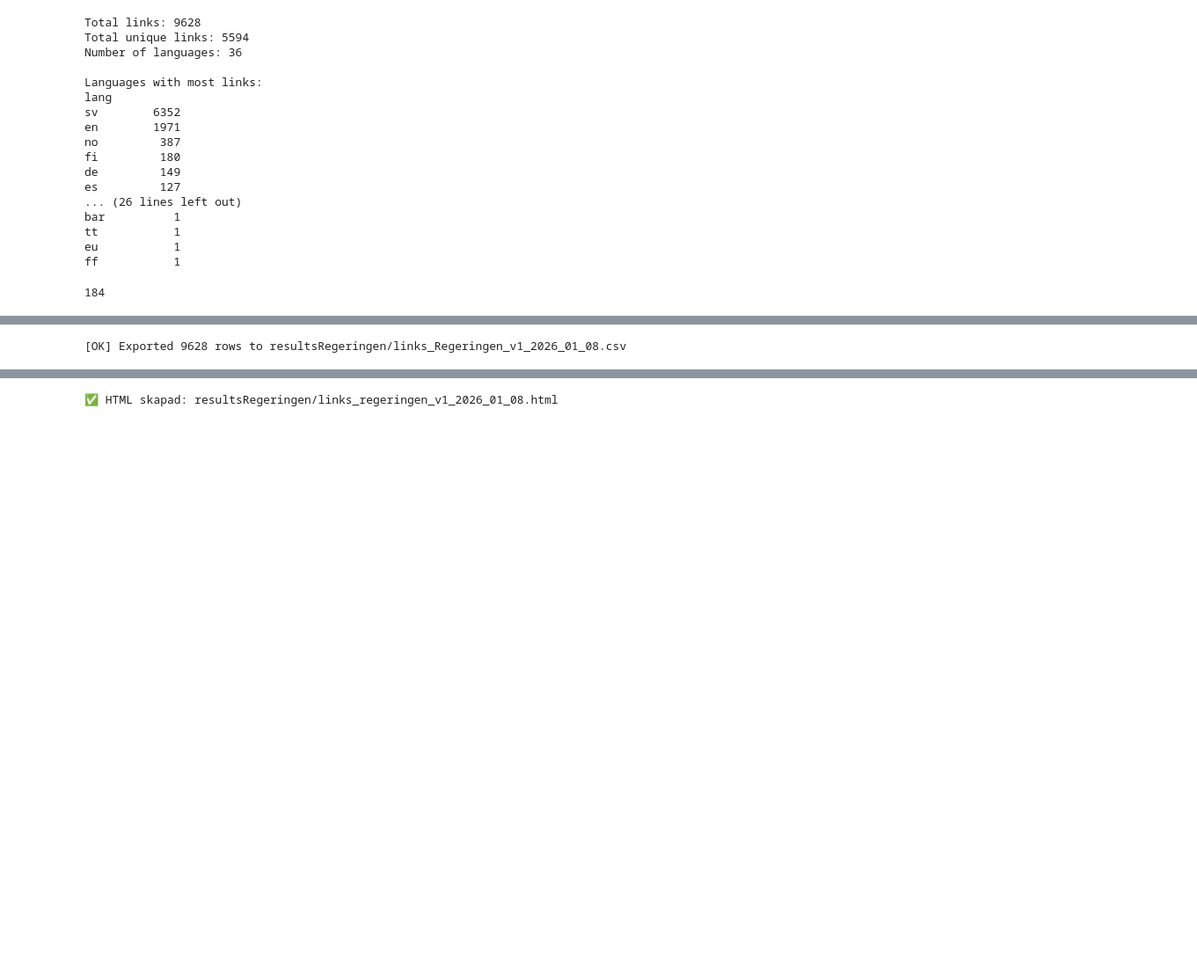
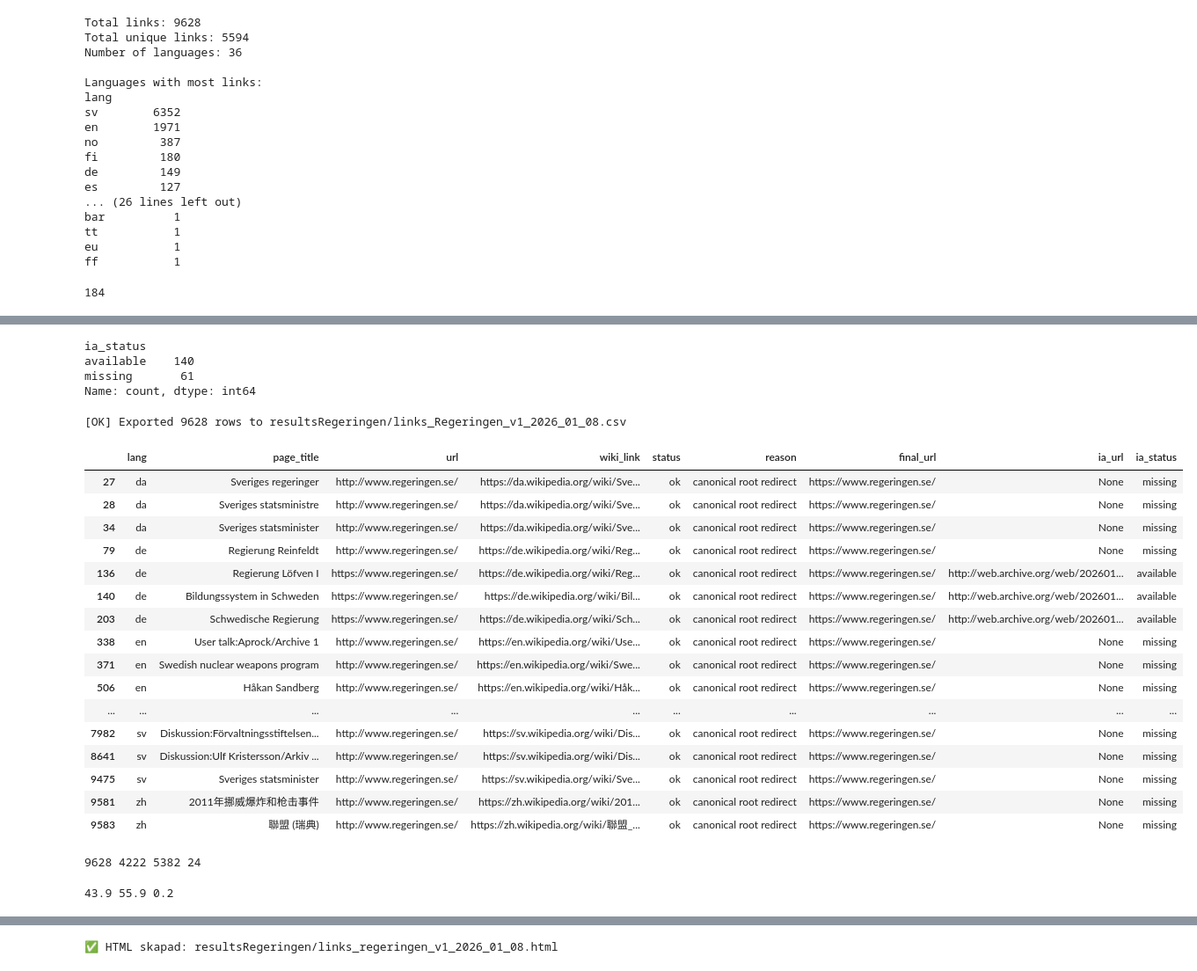
Before and after one commit to salgo60/SCB-Wikidata, a Jupyter notebook: notebook/Regeringskansliet_49.ipynb, the cells around one changed output, grey strips where cells are left out. Shown at 88% size. Cells and saved outputs as stored; diff of their text form; code cells hidden in the pictures; blank space fills up the shorter version.

```diff
--- a/notebook/Regeringskansliet_49.ipynb
+++ b/notebook/Regeringskansliet_49.ipynb
@@ -386,17 +421,22 @@ def check_regeringen_url(url, timeout=15):
 # %%
 from tqdm import tqdm
+import time
 results = []
 checked = set()
-
+urls = df_regeringen["url"].dropna().astype(str).unique()
 for url in tqdm(
-    df_regeringen["url"],
-    total=len(df_regeringen),
+    urls,
+    total=len(urls),
     desc="Checking regeringen.se links",
     unit="link",
 ):
+    #print("url:", url)
     if url in checked:
         continue
     result = check_regeringen_url(url)
+    ia_url = check_internet_archive(url)
+    result["ia_url"] = ia_url
+    result["ia_status"] = "available" if ia_url else "missing"
     results.append(result)
     checked.add(url)
     time.sleep(0.3)
@@ -408,0 +546,11 @@ df_regeringen.info()
+# %%
+#df_results = pd.DataFrame(results)
+df_results = (
+    pd.DataFrame(results)
+    .drop_duplicates(subset="url", keep="last")
+)
+df_regeringen = df_regeringen.merge(
+    df_results,
+    on="url",
+    how="left",
+)
@@ -409,3 +644,11 @@ df_regeringen.info()
+# %%
+
+df_regeringen["ia_status"].value_counts()
+# %% [output]
+ia_status
+available    140
+missing       61
+Name: count, dtype: int64
 # %%
 from datetime import date
 import os
@@ -425,3 +668,29 @@ df_regeringen.to_csv(outfile, index=False, encoding="utf-8")
 print(f"[OK] Exported {len(df_regeringen)} rows to {outfile}")
 # %% [output]
 [OK] Exported 9628 rows to resultsRegeringen/links_Regeringen_v1_2026_01_08.csv
+# %%
+# fixa http://www.regeringen.se/ felet som inte ör ett fel
+#df_regeringen[["url", "final_url", "status", "reason"]]
+df_regeringen[
+    df_regeringen["url"].isin(
+        ["http://www.regeringen.se/", "https://www.regeringen.se/"]
+    )
+]
+# %% [output]
+|  | lang | page_title | url | wiki_link | status | reason | final_url | ia_url | ia_status |
+| 27 | da | Sveriges regeringer | http://www.regeringen.se/ | https://da.wikipedia.org/wiki/Sve... | ok | canonical root redirect | https://www.regeringen.se/ | None | missing |
+| 28 | da | Sveriges statsministre | http://www.regeringen.se/ | https://da.wikipedia.org/wiki/Sve... | ok | canonical root redirect | https://www.regeringen.se/ | None | missing |
+| 34 | da | Sveriges statsminister | http://www.regeringen.se/ | https://da.wikipedia.org/wiki/Sve... | ok | canonical root redirect | https://www.regeringen.se/ | None | missing |
+| 79 | de | Regierung Reinfeldt | http://www.regeringen.se/ | https://de.wikipedia.org/wiki/Reg... | ok | canonical root redirect | https://www.regeringen.se/ | None | missing |
+| 136 | de | Regierung Löfven I | https://www.regeringen.se/ | https://de.wikipedia.org/wiki/Reg... | ok | canonical root redirect | https://www.regeringen.se/ | http://web.archive.org/web/202601... | available |
+| 140 | de | Bildungssystem in Schweden | https://www.regeringen.se/ | https://de.wikipedia.org/wiki/Bil... | ok | canonical root redirect | https://www.regeringen.se/ | http://web.archive.org/web/202601... | available |
+| 203 | de | Schwedische Regierung | https://www.regeringen.se/ | https://de.wikipedia.org/wiki/Sch... | ok | canonical root redirect | https://www.regeringen.se/ | http://web.archive.org/web/202601... | available |
+| 338 | en | User talk:Aprock/Archive 1 | http://www.regeringen.se/ | https://en.wikipedia.org/wiki/Use... | ok | canonical root redirect | https://www.regeringen.se/ | None | missing |
+| 371 | en | Swedish nuclear weapons program | http://www.regeringen.se/ | https://en.wikipedia.org/wiki/Swe... | ok | canonical root redirect | https://www.regeringen.se/ | None | missing |
+| 506 | en | Håkan Sandberg | http://www.regeringen.se/ | https://en.wikipedia.org/wiki/Håk... | ok | canonical root redirect | https://www.regeringen.se/ | None | missing |
+| ... | ... | ... | ... | ... | ... | ... | ... | ... | ... |
+| 7982 | sv | Diskussion:Förvaltningsstiftelsen... | http://www.regeringen.se/ | https://sv.wikipedia.org/wiki/Dis... | ok | canonical root redirect | https://www.regeringen.se/ | None | missing |
+| 8641 | sv | Diskussion:Ulf Kristersson/Arkiv ... | http://www.regeringen.se/ | https://sv.wikipedia.org/wiki/Dis... | ok | canonical root redirect | https://www.regeringen.se/ | None | missing |
+| 9475 | sv | Sveriges statsminister | http://www.regeringen.se/ | https://sv.wikipedia.org/wiki/Sve... | ok | canonical root redirect | https://www.regeringen.se/ | None | missing |
+| 9581 | zh | 2011年挪威爆炸和枪击事件 | http://www.regeringen.se/ | https://zh.wikipedia.org/wiki/201... | ok | canonical root redirect | https://www.regeringen.se/ | None | missing |
+| 9583 | zh | 聯盟 (瑞典) | http://www.regeringen.se/ | https://zh.wikipedia.org/wiki/聯盟_... | ok | canonical root redirect | https://www.regeringen.se/ | None | missing |
@@ -427,0 +711,17 @@ print(f"[OK] Exported {len(df_regeringen)} rows to {outfile}")
+# %%
+num_total = len(df_regeringen)
+
+num_dead = df_regeringen[df_regeringen["status"] == "dead"].shape[0]
+num_ok = df_regeringen[df_regeringen["status"] == "ok"].shape[0]
+num_error = df_regeringen[df_regeringen["status"] == "error"].shape[0]
+
+print(num_total,num_dead,num_ok,num_error )
+# %% [output]
+9628 4222 5382 24
+# %%
+pct_dead = round(100 * num_dead / num_total, 1)
+pct_ok = round(100 * num_ok / num_total, 1)
+pct_error = round(100 * num_error / num_total, 1)
+print (pct_dead,pct_ok,pct_error)
+# %% [output]
+43.9 55.9 0.2
```
Also changed, not shown: parts of 32 cells of this notebook, 2 other files.
